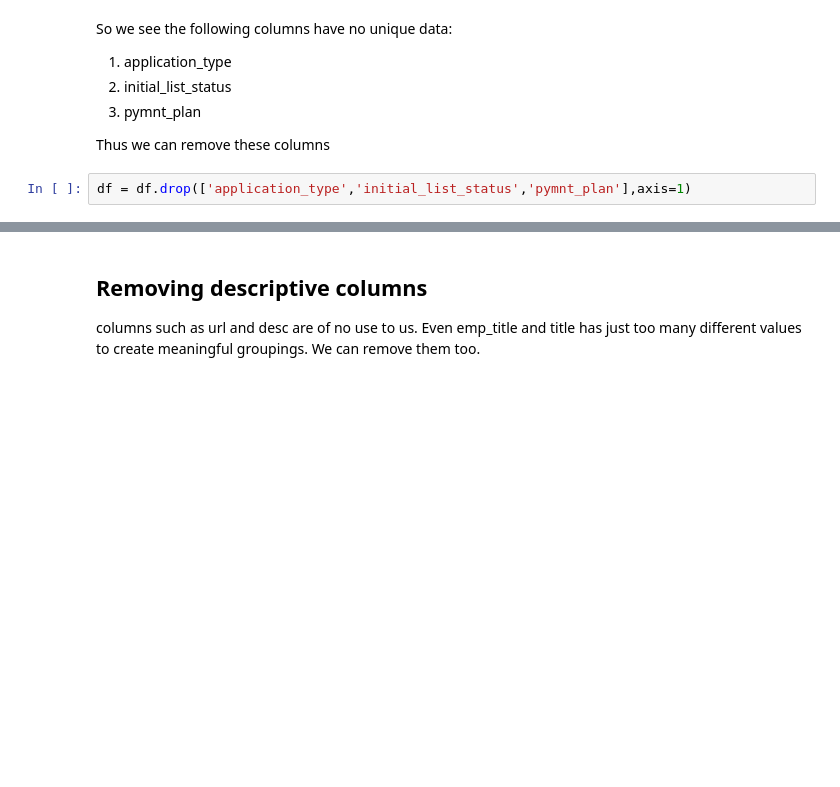
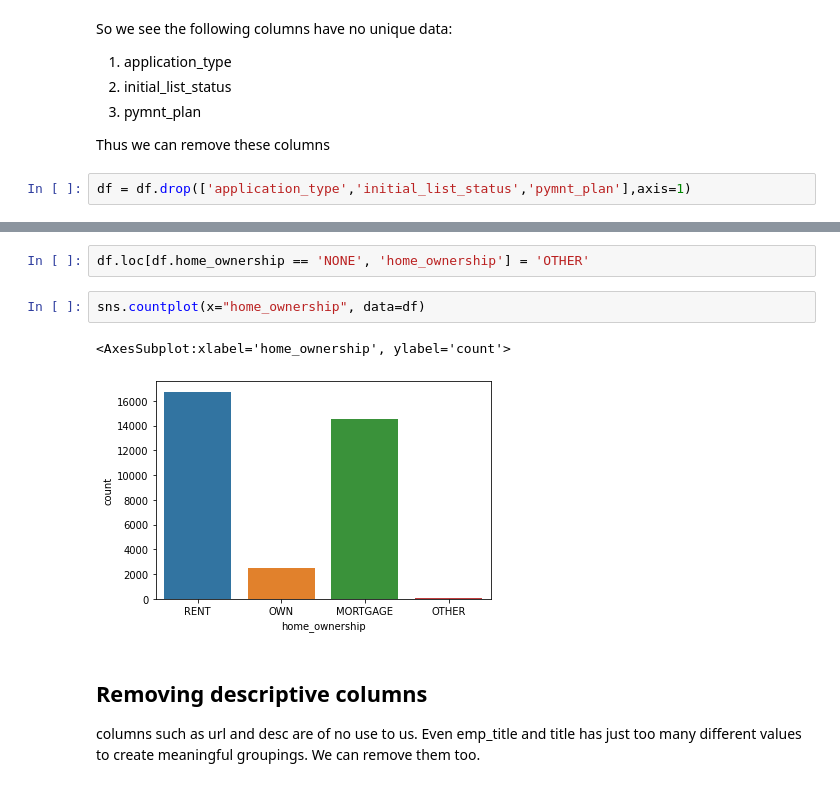
Before and after one commit to showman-sharma/LendingClubCaseStudy, a Jupyter notebook: V_S_S_Anirudh_Sharma.ipynb, the cells around one changed output, grey strips where cells are left out. Drawn from its saved outputs; the diff is of its cells as text; blank space fills up the shorter version.

```diff
--- a/V_S_S_Anirudh_Sharma.ipynb
+++ b/V_S_S_Anirudh_Sharma.ipynb
@@ -183,3 +197,10 @@ df = df.drop(['application_type','initial_list_status','pymnt_plan'],axis=1)
+# %%
+df.loc[df.home_ownership == 'NONE', 'home_ownership'] = 'OTHER'
+# %%
+sns.countplot(x="home_ownership", data=df)
+# %% [output]
+<AxesSubplot:xlabel='home_ownership', ylabel='count'>
+[figure, added]
 # %% [markdown]
 ## Removing descriptive columns
 columns such as url and desc are of no use to us. Even emp_title and title has just too many different values to create meaningful groupings. We can remove them too.
```
Also changed, not shown: parts of 52 cells of this notebook.
